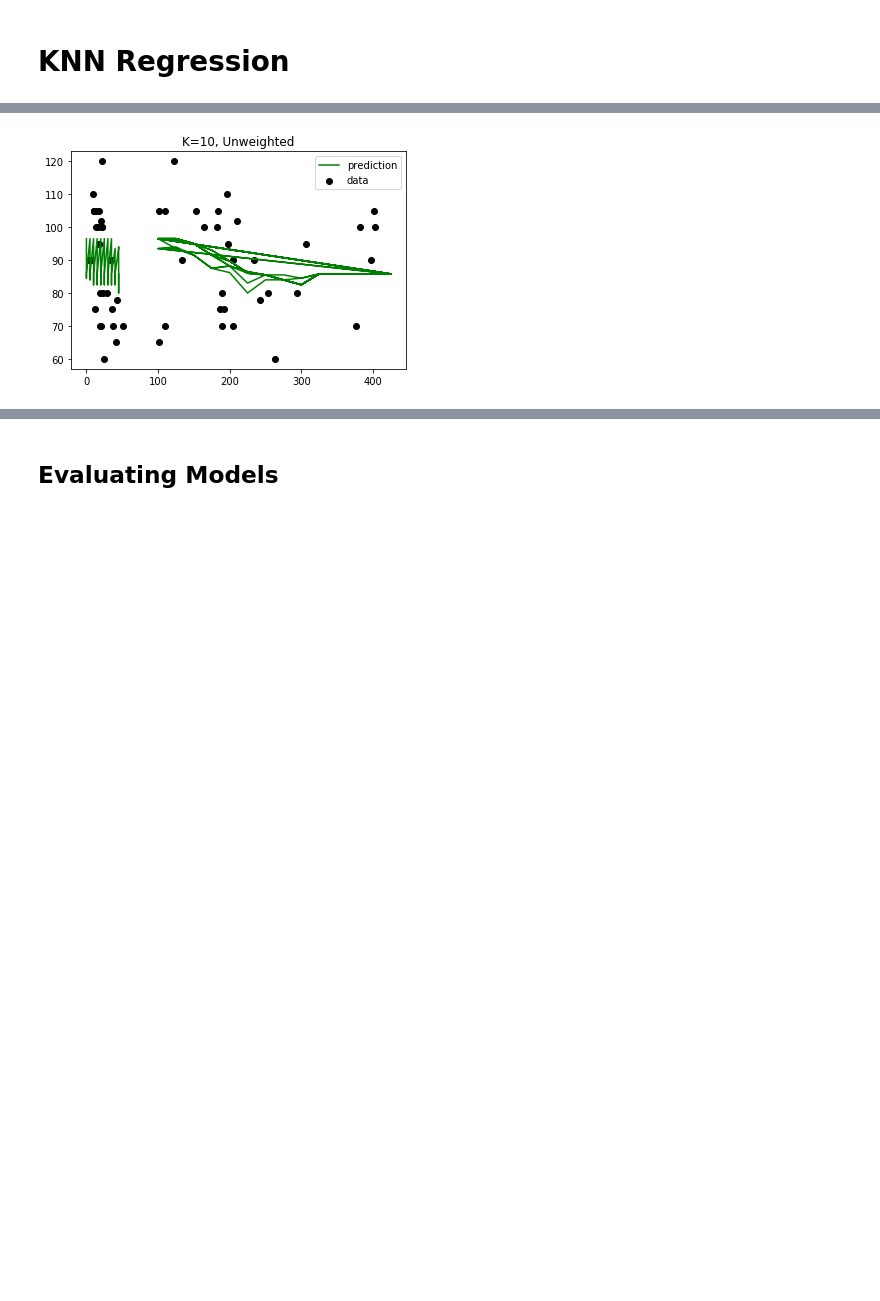
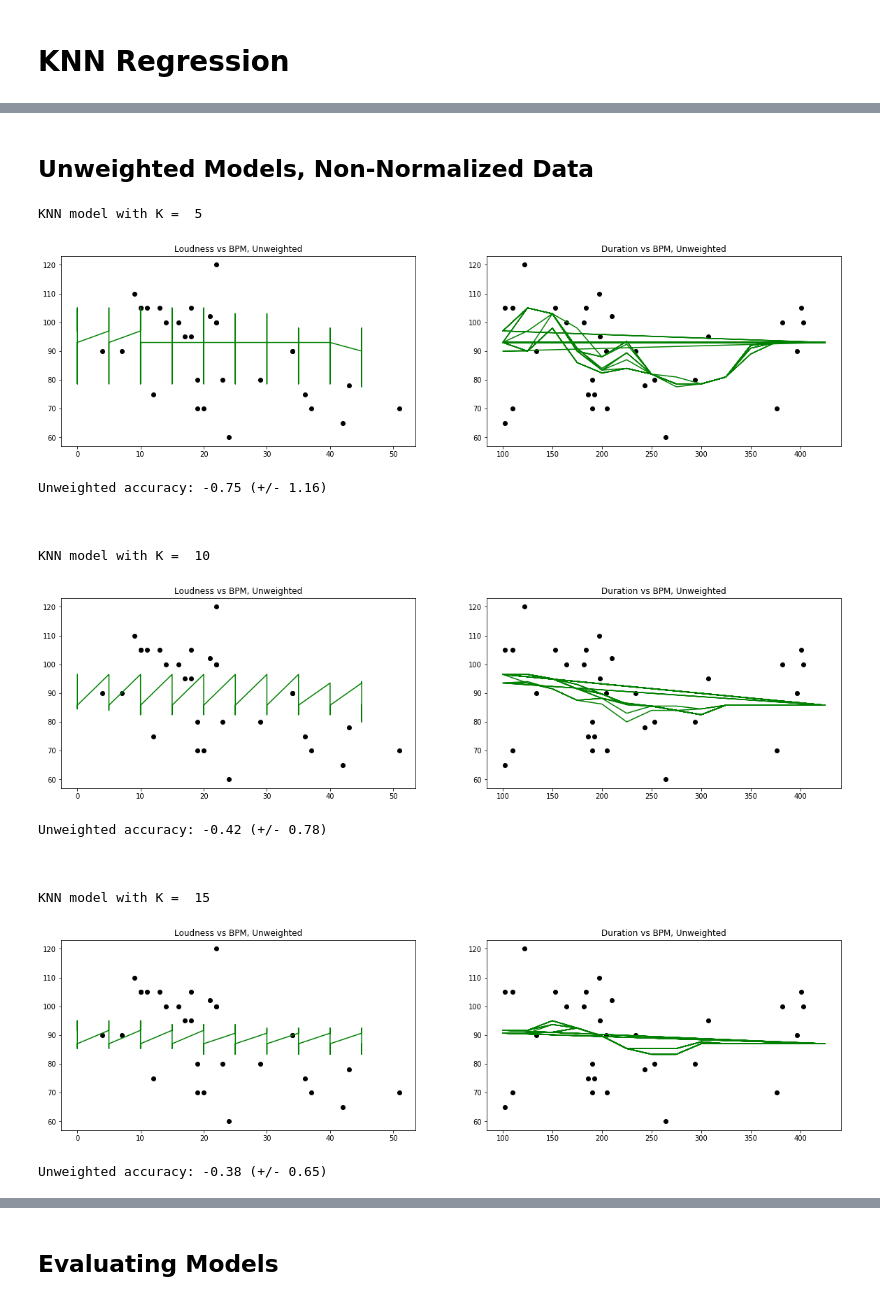
Before and after one commit to esthersweon/thinkful, a Jupyter notebook: main/unit_3/lesson_1_project_3.ipynb, the cells around one changed output, grey strips where cells are left out. Drawn from its saved outputs; the diff is of its cells as text; code cells hidden in the pictures; blank space fills up the shorter version.

```diff
--- a/main/unit_3/lesson_1_project_3.ipynb
+++ b/main/unit_3/lesson_1_project_3.ipynb
@@ -23,22 +61,53 @@ music['bpm'] = [ 105, 90, 78, 75, 120, 110, 80, 100, 105, 60,
+# %% [markdown]
+## Unweighted Models, Non-Normalized Data
 # %%
-# Build our model.
-knn = neighbors.KNeighborsRegressor(n_neighbors=10)
-X = music[['loudness', 'duration']].values
-Y = [(x, x) for x in music.bpm.values]
-knn.fit(X, Y)
+def knn_model(k, music_df):
+    knn = neighbors.KNeighborsRegressor(n_neighbors=k)
+    X = music_df[['loudness', 'duration']].values
+    Y = [x for x in music_df.bpm.values]
+    knn.fit(X, Y)
 
-# Set up our prediction line.
-PREDICT_LOUDNESS = np.arange(0, 50, 5)
-PREDICT_DURATION = np.arange(100, 450, 25)
-T = [(x, y) for x in PREDICT_LOUDNESS for y in PREDICT_DURATION]
+    PREDICT_LOUDNESS = np.arange(0, 50, 5)
+    PREDICT_DURATION = np.arange(100, 450, 25)
+    T = [[x, y] for x in PREDICT_LOUDNESS for y in PREDICT_DURATION]
 
-# Trailing underscores are a common convention for a prediction.
-Y_ = knn.predict(T)
+    Y_ = knn.predict(T)
 
-plt.scatter(X, Y, c='k', label='data')
-plt.plot(T, Y_, c='g', label='prediction')
-plt.legend()
-plt.title('K=10, Unweighted')
-plt.show()
+    print('KNN model with K = ', k)
+
+    plt.figure(figsize=(20,5))
+
+    plt.subplot(121)
+    plt.scatter(music_df[['loudness']].values, Y)
+    plt.plot(list(map(lambda x: x[0], T)), Y_, c='g')
+    plt.title('Loudness vs BPM, Unweighted')
+
+    plt.subplot(122)
+    plt.scatter(music_df[['duration']].values, Y)
+    plt.plot(list(map(lambda x: x[1], T)), Y_, c='g')
+    plt.title('Duration vs BPM, Unweighted')
+    plt.show()
+
+    score = cross_val_score(knn, X, Y, cv=5)
+    print("Unweighted accuracy: %0.2f (+/- %0.2f)" % (score.mean(), score.std() * 2))
+    print('\n\n')
+
+knn_model(5, music)
+knn_model(10, music)
+knn_model(15, music)
 # %% [output]
+KNN model with K =  5
-[figure, old version]
+[figure, new version]
+Unweighted accuracy: -0.75 (+/- 1.16)
+
+
+
+KNN model with K =  10
+[figure, added]
+Unweighted accuracy: -0.42 (+/- 0.78)
+
+
+
+KNN model with K =  15
+[figure, added]
+Unweighted accuracy: -0.38 (+/- 0.65)
```
Also changed, not shown: parts of 10 cells of this notebook, 11 other files.
